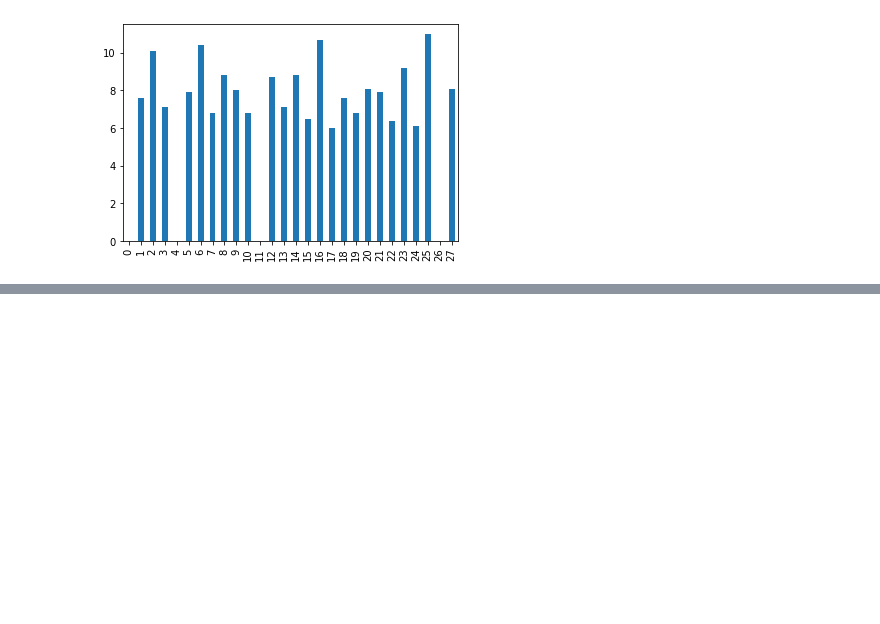
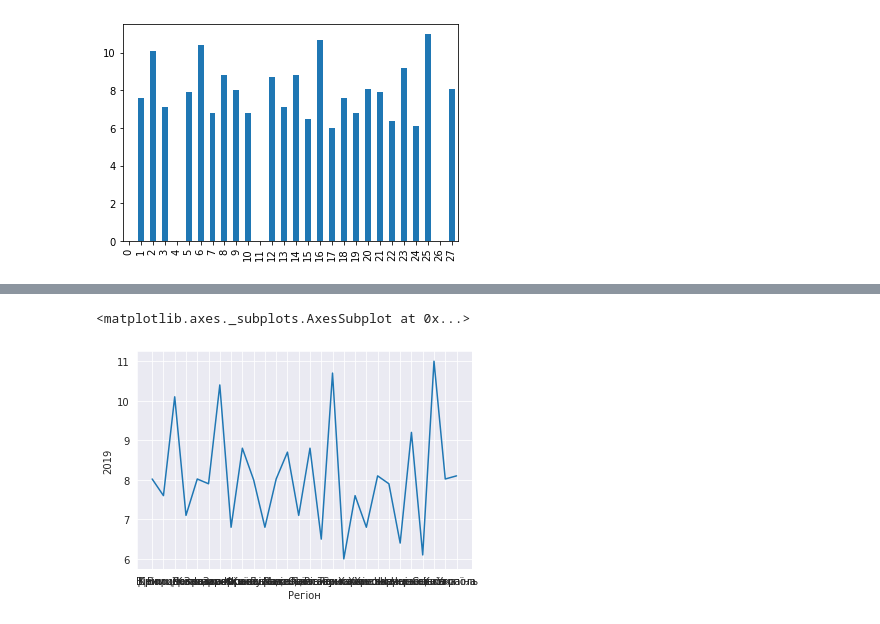
Before and after one commit to Iryna-Lytvynchuk/Data_Science, a Jupyter notebook: Hw2_1.ipynb, the cells around one changed output, grey strips where cells are left out. Cells and saved outputs as stored; diff of their text form; code cells hidden in the pictures; blank space fills up the shorter version.

```diff
--- a/Hw2_1.ipynb
+++ b/Hw2_1.ipynb
@@ -203,0 +206,6 @@ plt.show()
+# %%
+sns.set_style("darkgrid")
+sns.lineplot(x='Регіон', y='2019', data=tmp)
+# %% [output]
+<matplotlib.axes._subplots.AxesSubplot at 0x...>
+[figure, added]
```
Also changed, not shown: parts of 6 cells of this notebook.
